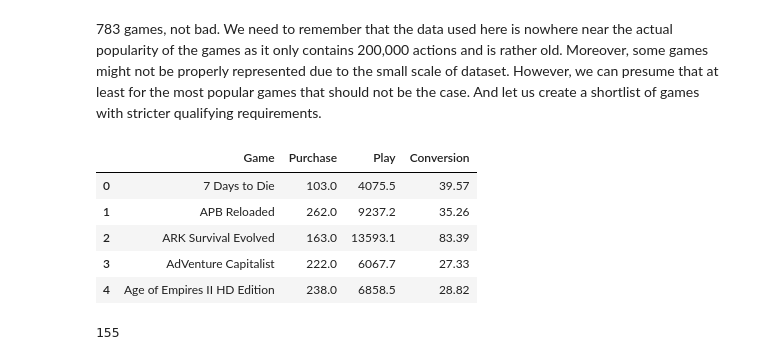
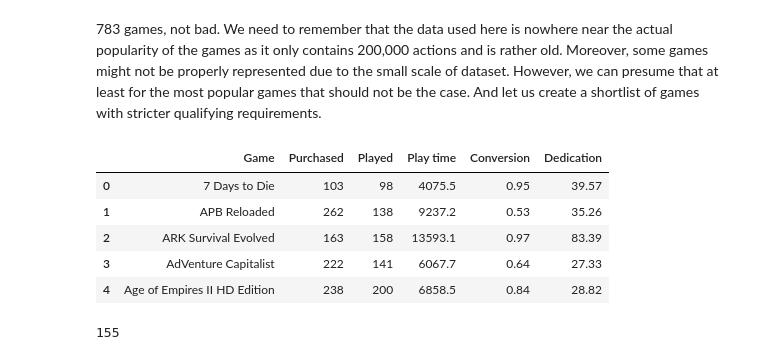
Before and after one commit to Dark-Hobbit/steam, a Jupyter notebook: kaggle_1.ipynb, the cells around one changed output. Saved outputs shown, nothing was run; the diff lists cells and outputs as text; code cells hidden in the pictures.

```diff
--- a/kaggle_1.ipynb
+++ b/kaggle_1.ipynb
@@ -76,8 +76,12 @@ play        3445365.8
 purchase     129511.0
 Name: Amount, dtype: float64
 # %%
-# We not only need to aggregate the data to a game level but also store number of purchases and hours of play separately.
-summary = data.pivot_table(index='Game', columns='Action', values='Amount', aggfunc='sum')
+# We need to aggregate the data to a game level and get both the number of people who bought and played it.
+summary = data.pivot_table(index='Game', columns='Action', values='Amount', aggfunc='count')
+
+# And also the total amount of hours played - not actual for purchases since count = sum for them as seen above.
+summary['time'] = data[data['Action'] == 'play'].groupby('Game').sum()['Amount']
+
 summary.reset_index(inplace=True)
 summary.rename_axis(None, axis=1, inplace=True)
 summary.head()
@@ -91,6 +95,6 @@ summary.head()
 # %%
-# It would make more sense to have the 'Purchase' column before 'Play'.
-summary.columns = ['Game', 'Play', 'Purchase']
-summary = summary[['Game', 'Purchase', 'Play']]
+# It would make more sense to have the 'play' columns next to each other.
+summary.columns = ['Game', 'Played', 'Purchased', 'Play time']
+summary = summary[['Game', 'Purchased', 'Played', 'Play time']]
 summary.head()
 # %% [output]
@@ -117,9 +121,14 @@ Quite a lot of games that were bought but never played in our data, is it not? 5
 # %%
-summary = summary[(summary['Purchase'] >= 10) & (summary['Play'] >= 100)]
+summary = summary[(summary['Purchased'] >= 10) & (summary['Play time'] >= 100)]
 summary.reset_index(drop=True, inplace=True)
 
-# What we are really interested in is the average number of hours played by someone who has purchased that game.
-summary['Conversion'] = summary['Play'] / summary['Purchase']
+# We are also interested in how likely someone is to play a game after purchasing it and for how many hours.
+# Let us call those metrics 'Conversion' and 'Dedication' accordingly.
+summary['Conversion'] = summary['Played'] / summary['Purchased']
+summary['Dedication'] = summary['Play time'] / summary['Purchased']
+
+# Clean it up visually a bit.
 summary = summary.round(2)
+summary[['Purchased', 'Played']] = summary[['Purchased', 'Played']].astype('int64')
 summary.head()
 # %% [output]
@@ -136,16 +145,16 @@ len(summary)
 # %% [markdown]
 783 games, not bad. We need to remember that the data used here is nowhere near the actual popularity of the games as it only contains 200,000 actions and is rather old. Moreover, some games might not be properly represented due to the small scale of dataset. However, we can presume that at least for the most popular games that should not be the case. And let us create a shortlist of games with stricter qualifying requirements.
 # %%
-shortlist = summary[(summary['Purchase'] >= 100) & (summary['Play'] >= 1000)]
+shortlist = summary[(summary['Purchased'] >= 100) & (summary['Play time'] >= 1000)]
 shortlist.reset_index(drop=True, inplace=True)
 shortlist.head()
 # %% [output]
-|  | Game | Purchase | Play | Conversion |
-| 0 | 7 Days to Die | 103.0 | 4075.5 | 39.57 |
-| 1 | APB Reloaded | 262.0 | 9237.2 | 35.26 |
-| 2 | ARK Survival Evolved | 163.0 | 13593.1 | 83.39 |
-| 3 | AdVenture Capitalist | 222.0 | 6067.7 | 27.33 |
-| 4 | Age of Empires II HD Edition | 238.0 | 6858.5 | 28.82 |
+|  | Game | Purchased | Played | Play time | Conversion | Dedication |
+| 0 | 7 Days to Die | 103 | 98 | 4075.5 | 0.95 | 39.57 |
+| 1 | APB Reloaded | 262 | 138 | 9237.2 | 0.53 | 35.26 |
+| 2 | ARK Survival Evolved | 163 | 158 | 13593.1 | 0.97 | 83.39 |
+| 3 | AdVenture Capitalist | 222 | 141 | 6067.7 | 0.64 | 27.33 |
+| 4 | Age of Empires II HD Edition | 238 | 200 | 6858.5 | 0.84 | 28.82 |
 # %%
 len(shortlist)
 # %% [output]
```
Also changed, not shown: parts of 27 cells of this notebook.
